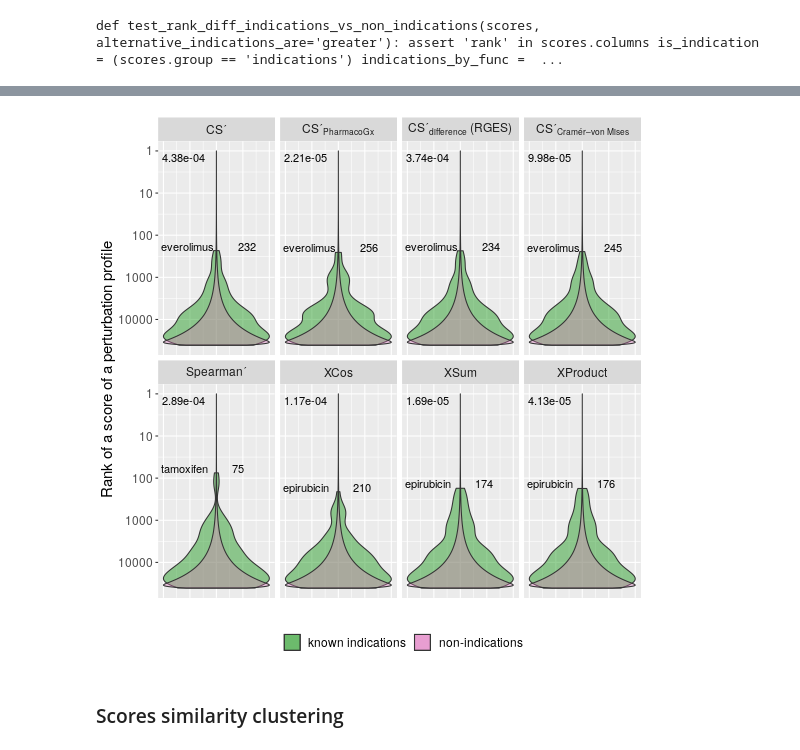
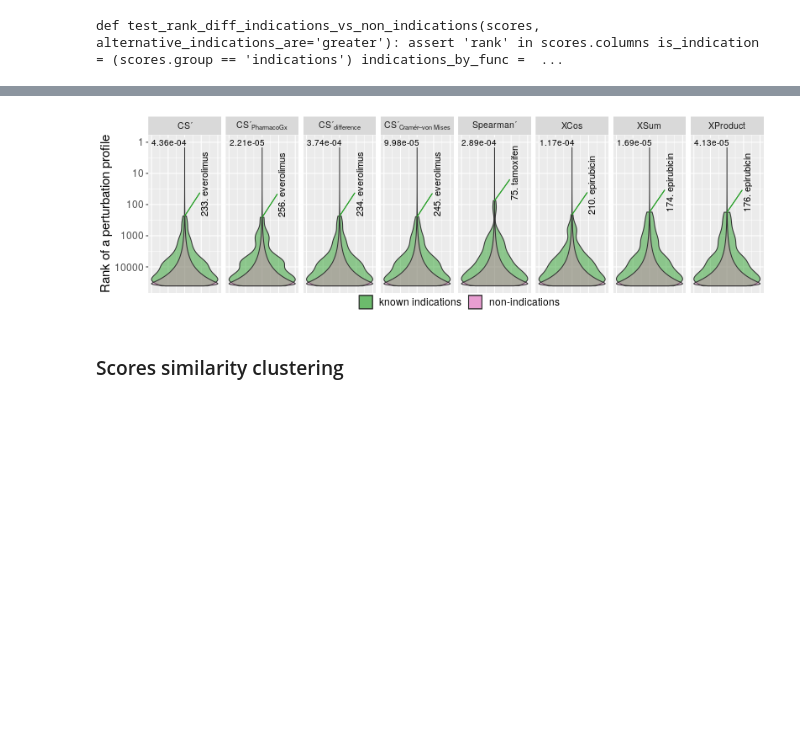
Before and after one commit to krassowski/drug-disease-profile-matching, a Jupyter notebook: notebooks/Signature-based drug-disease associations/BRCA_results.ipynb, the cells around one changed output, grey strips where cells are left out. Drawn from its saved outputs; the diff is of its cells as text; code cells hidden in the pictures; blank space fills up the shorter version.

Commit message:
Commit updated BRCA results
with analyses and plots (except the alternative "top" plot)
representing the state at the thesis submission.
Further cleaning of the notebook is planned.

```diff
--- a/notebooks/Signature-based drug-disease associations/BRCA_results.ipynb
+++ b/notebooks/Signature-based drug-disease associations/BRCA_results.ipynb
@@ -313,5 +314,5 @@ def rename_and_order_func(scores, nice_function_names):
 # %%
-scores = rename_and_order_func(scores, nice_function_names)
+scores = rename_and_order_func(scores, nice_single_sample_function_names)
 # %%
 scores.group = pd.Categorical(scores.group, ordered=True, categories=[
     'contraindications', 'indications', 'controls', 'unassigned'
@@ -341,9 +370,13 @@ Here I try to assign semantically-resonant colors (green - for indications, red
 # %%
 %%R
 colors = scale_color_manual(guide='none', values=c(
-    controls='#00C3C4',
-    indications='#63BD00',
-    contraindications='#FF6468',
-    unassigned='#f97cf5'
+    controls='#1F77B4',
+    indications='#2CA02C',
+    contraindications='#D62728',
+    unassigned='#E377C2',
+    'carcinogens 1'='black',
+    'carcinogens 2'='brown',
+    'carcinogens'='brown',
+    'failed indications'='#777777'
 ))
 # %%
@@ -406,7 +440,3 @@ g
 from helpers.r import r_ks_test
 # %%
 scores.func = scores.func.cat.rename_categories({"Connectivity Score' (CS')": "CS'"})
-# %%
-def rank_by_func(scores):
-    scores['rank'] = scores.groupby('func').score.rank(ascending=False, method='first')
-    return scores
@@ -472,7 +507,7 @@ annotations
 | 7 | XProduct | the CDF of x lies above that of y | Two-sample Kolmogorov-Smirnov test | 4.13382e-05 | 0.211628 | 4.13e-05 | 176.0 | epirubicin |
 # %%
 annotations['best_label'] = annotations.apply(
-    lambda x: f' {x["best_recovered_pert"]}        {int(x["best_recovery"])}',
+    lambda x: f'{int(x["best_recovery"])}. {x["best_recovered_pert"]}',
     axis=1
 )
 # %%
@@ -520,33 +559,62 @@ khinkali_fill_colors <- function(indications='#2CA02C', non_indications='#E377C2
     ))
 }
 # %%
-%%R -i scores -w 550 -h 550 -i annotations
+%%R -i scores -w 800 -h 240 -i annotations
+
+levels(scores$func)[levels(scores$func)=="CS'_{difference} (RGES)"] <- "CS'_{difference}"
+levels(annotations$func)[levels(annotations$func)=="CS'_{difference} (RGES)"] <- "CS'_{difference}"
 
 levels(scores$func) = sapply(levels(scores$func), latex2exp::TeX, 'expression')
 levels(annotations$func) = sapply(levels(annotations$func), latex2exp::TeX, 'expression')
 
 group_for_annotations <- 'known indications'
 
-g = (
-    khinkali_plot(scores)
-    # annotate with the top recovered drug to show an example (and where we really are)
-    + geom_text(
+annotate_top_recovery = function(annotations, color='black', ...) {
+    ggrepel::geom_text_repel(
         data=annotations,
         aes(
-            label=best_label, y=best_recovery, x=-Inf,
+            label=best_label,
+            y=best_recovery,
+            fill=group_for_annotations,
+            x=1,
             group=group_for_annotations,
-            fill=group_for_annotations,
-            hjust=0, vjust=-(best_recovery==322)/2 # shift the overlapping label
+            color=group_for_annotations,
+            hjust=0,
+            vjust=0,
         ),
-        color='black'
+        seed=0,
+        nudge_y=0,
+        nudge_x=0.25,
+        max.iter=0,
+        angle=90,
+        segment.color='#2CA02C',
+        fill='white',
+        color=color,
+        ...
     )
+}
+
+g = (
+    khinkali_plot(scores, what='perturbation profile', ncol=8)
+    # annotate with the top recovered drug to show an example (and where we really are)
+    + annotate_top_recovery(annotations, color='#eeeeee')
+    + annotate_top_recovery(annotations, color='black')
     + khinkali_fill_colors()
-    + khinkali_p_values(annotations)
+    + khinkali_p_values(
+        annotations, shadow=T, color='black',
+        bg.color='#eeeeee', bg.r=0.3,
+        size=3.5
+    )
+    + theme(
+        legend.margin=margin(t=-1, unit='cm'),
+        strip.text.x=element_text(size=10.5)
+    )
+    + ylab('Rank of a perturbation profile')
 )
-ggsave(file="single_sample_BRCA_among_all.png", plot=g, width=5.5*1.4, height=5.5*1.4)
+ggsave(file="single_sample_BRCA_among_all.png", plot=g, width=8*1.4, height=2.4*1.4, dpi=140)
 g
 # %% [output]
-[figure, old version]
+[figure, new version]
 # %% [markdown]
 ### Scores similarity clustering
 # %%
```
Also changed, not shown: parts of 186 cells of this notebook.
